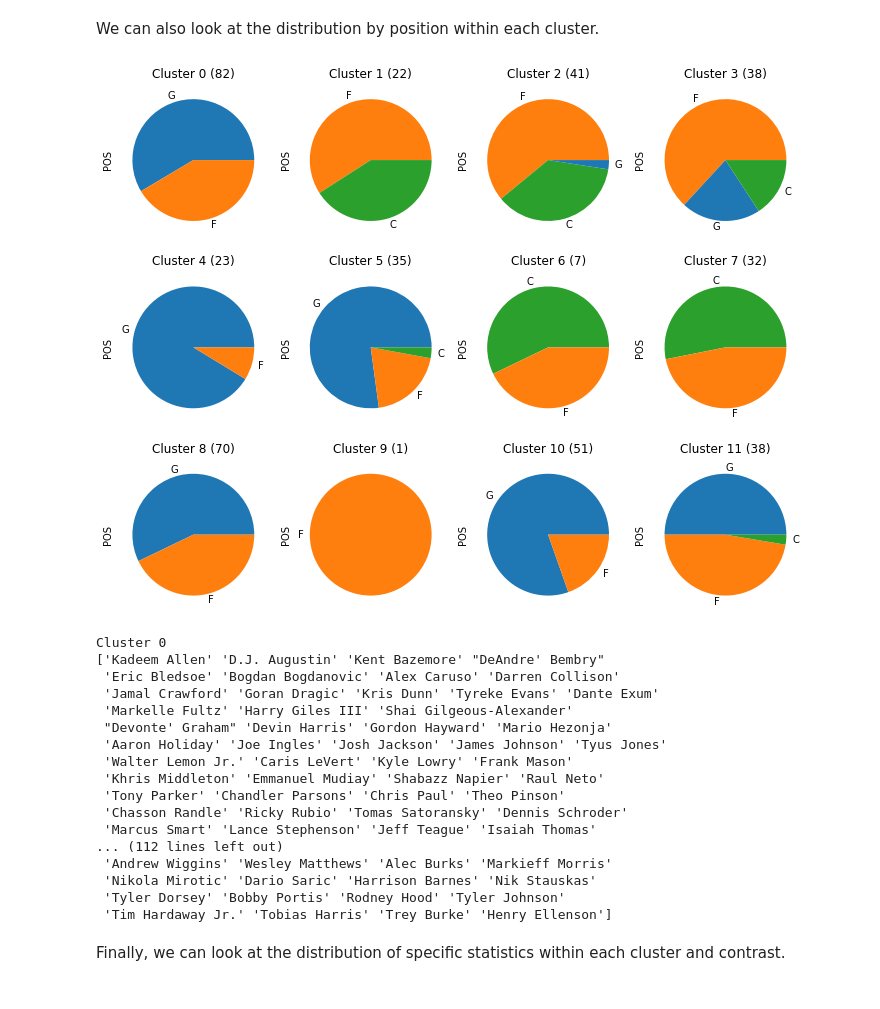
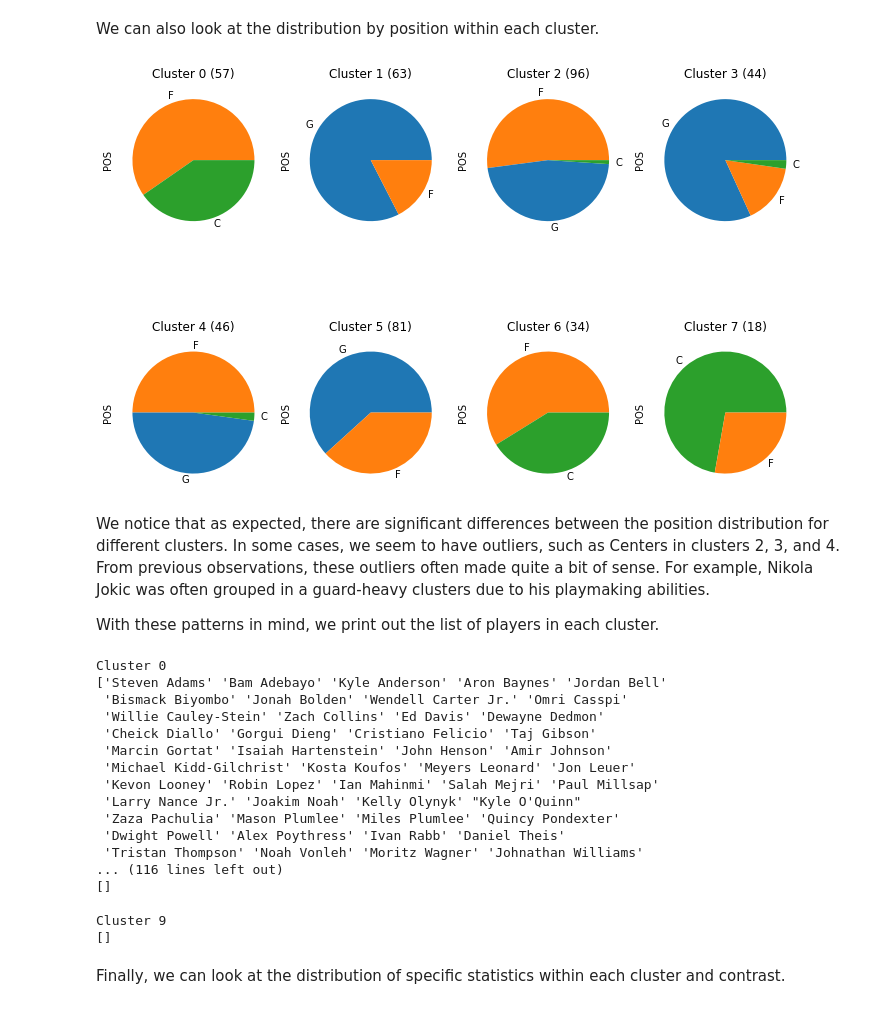
Before and after one commit to arifaulakh/FIBA_Player_Styles, a Jupyter notebook: Standardized_Clusters.ipynb, the cells around one changed output. Saved outputs shown, nothing was run; the diff lists cells and outputs as text; code cells hidden in the pictures.

```diff
--- a/Standardized_Clusters.ipynb
+++ b/Standardized_Clusters.ipynb
@@ -22,5 +18,3 @@ Need to fix this column.
-# %%
-df['3P%'] = df['3P%'].apply(lambda x: x if x <= 1 else (x/100))
 # %% [markdown]
 ### Feature Engineering
 
@@ -36,0 +33,4 @@ print(list(df.columns))
+# %%
+print(df.shape[0])
+df = df[df['FULL NAME'] != 'Gary Clark']
+print(df.shape[0])
@@ -126,7 +131,7 @@ plt.show()
 
 We can now look at the relative size of each cluster.
 # %%
-num_clusters = 12
+num_clusters = 8
 test_model = KMeans(n_clusters = num_clusters, random_state = 1)
 test_model.fit(num_data)
 df['Cluster'] = test_model.labels_
@@ -155,17 +150,21 @@ df[df['Cluster'] == 9] # Gary Clark: outlier in 3/2FGA
 We can also look at the distribution by position within each cluster.
 # %%
 colours = {'G': 'C0', 'F': 'C1', 'C': 'C2'}
-plt.subplots(3, 4, figsize=(10, 8))
+plt.subplots(2, 4, figsize=(10, 8))
 for i in range(num_clusters):
-    plt.subplot(3, 4, i+1)
+    plt.subplot(2, 4, i+1)
     counts = df[df['Cluster'] == i]['POS'].value_counts()
     labels = list(counts.index)
     counts.plot.pie(labels=labels, colors=[colours[key] for key in labels])
     plt.title("Cluster " + str(i) + " (" + str(counts.sum()) + ")")
 plt.tight_layout()
 plt.show()
 # %% [output]
-[figure, old version]
+[figure, new version]
+# %% [markdown]
+We notice that as expected, there are significant differences between the position distribution for different clusters. In some cases, we seem to have outliers, such as Centers in clusters 2, 3, and 4. From previous observations, these outliers often made quite a bit of sense. For example, Nikola Jokic was often grouped in a guard-heavy clusters due to his playmaking abilities.
+
+With these patterns in mind, we print out the list of players in each cluster.
 # %%
 for i in range(10):
     print("Cluster "+ str(i))
@@ -173,22 +172,22 @@ for i in range(10):
     print()
 # %% [output]
 Cluster 0
-['Kadeem Allen' 'D.J. Augustin' 'Kent Bazemore' "DeAndre' Bembry"
- 'Eric Bledsoe' 'Bogdan Bogdanovic' 'Alex Caruso' 'Darren Collison'
- 'Jamal Crawford' 'Goran Dragic' 'Kris Dunn' 'Tyreke Evans' 'Dante Exum'
- 'Markelle Fultz' 'Harry Giles III' 'Shai Gilgeous-Alexander'
- "Devonte' Graham" 'Devin Harris' 'Gordon Hayward' 'Mario Hezonja'
- 'Aaron Holiday' 'Joe Ingles' 'Josh Jackson' 'James Johnson' 'Tyus Jones'
- 'Walter Lemon Jr.' 'Caris LeVert' 'Kyle Lowry' 'Frank Mason'
- 'Khris Middleton' 'Emmanuel Mudiay' 'Shabazz Napier' 'Raul Neto'
- 'Tony Parker' 'Chandler Parsons' 'Chris Paul' 'Theo Pinson'
- 'Chasson Randle' 'Ricky Rubio' 'Tomas Satoransky' 'Dennis Schroder'
- 'Marcus Smart' 'Lance Stephenson' 'Jeff Teague' 'Isaiah Thomas'
-... (112 lines left out)
- 'Andrew Wiggins' 'Wesley Matthews' 'Alec Burks' 'Markieff Morris'
- 'Nikola Mirotic' 'Dario Saric' 'Harrison Barnes' 'Nik Stauskas'
- 'Tyler Dorsey' 'Bobby Portis' 'Rodney Hood' 'Tyler Johnson'
- 'Tim Hardaway Jr.' 'Tobias Harris' 'Trey Burke' 'Henry Ellenson']
+['Steven Adams' 'Bam Adebayo' 'Kyle Anderson' 'Aron Baynes' 'Jordan Bell'
+ 'Bismack Biyombo' 'Jonah Bolden' 'Wendell Carter Jr.' 'Omri Casspi'
+ 'Willie Cauley-Stein' 'Zach Collins' 'Ed Davis' 'Dewayne Dedmon'
+ 'Cheick Diallo' 'Gorgui Dieng' 'Cristiano Felicio' 'Taj Gibson'
+ 'Marcin Gortat' 'Isaiah Hartenstein' 'John Henson' 'Amir Johnson'
+ 'Michael Kidd-Gilchrist' 'Kosta Koufos' 'Meyers Leonard' 'Jon Leuer'
+ 'Kevon Looney' 'Robin Lopez' 'Ian Mahinmi' 'Salah Mejri' 'Paul Millsap'
+ 'Larry Nance Jr.' 'Joakim Noah' 'Kelly Olynyk' "Kyle O'Quinn"
+ 'Zaza Pachulia' 'Mason Plumlee' 'Miles Plumlee' 'Quincy Pondexter'
+ 'Dwight Powell' 'Alex Poythress' 'Ivan Rabb' 'Daniel Theis'
+ 'Tristan Thompson' 'Noah Vonleh' 'Moritz Wagner' 'Johnathan Williams'
+... (116 lines left out)
+[]
+
+Cluster 9
+[]
 # %% [markdown]
 Finally, we can look at the distribution of specific statistics within each cluster and contrast.
 # %%
```
Also changed, not shown: parts of 16 cells of this notebook, 2 other files.
